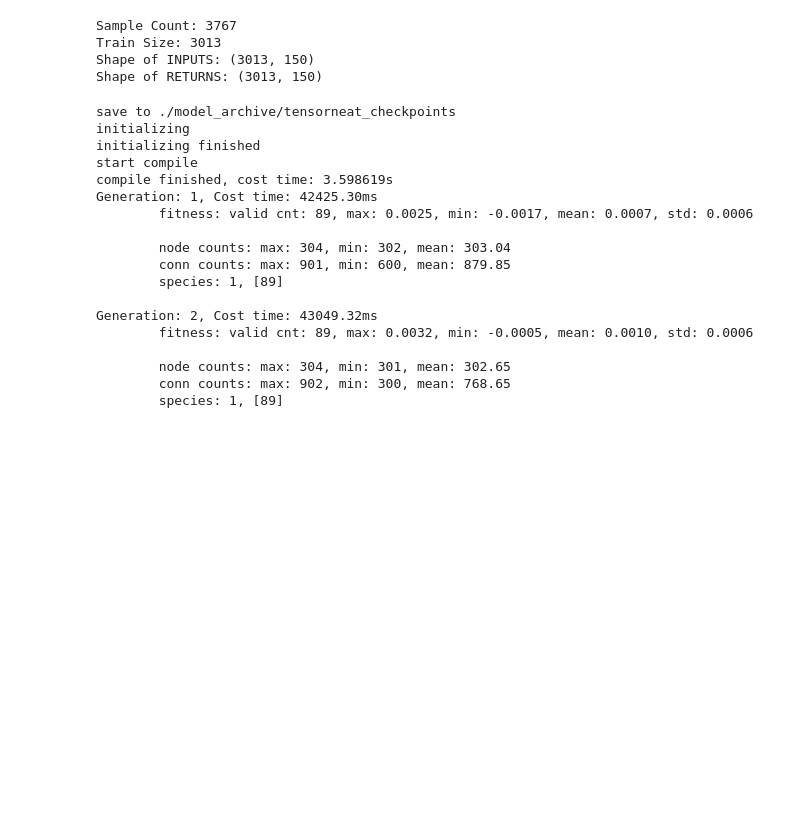
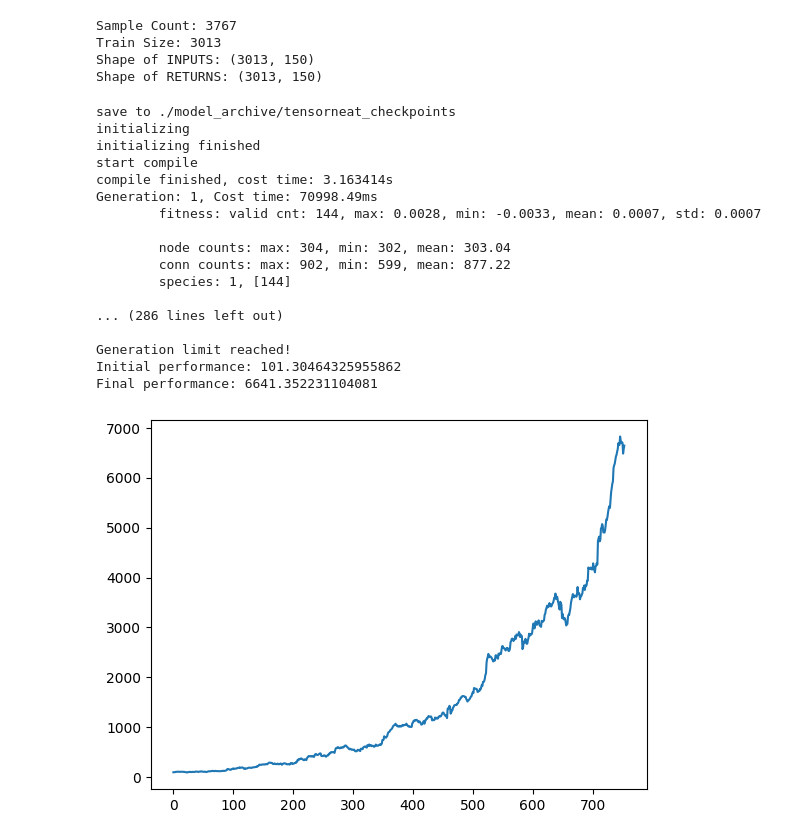
Before and after one commit to nickwilliamsdev/treetrader, a Jupyter notebook: tensorneat_ranknet.ipynb, the cells around one changed output. Drawn from its saved outputs; the diff is of its cells as text; code cells hidden in the pictures; blank space fills up the shorter version.

```diff
--- a/tensorneat_ranknet.ipynb
+++ b/tensorneat_ranknet.ipynb
@@ -260,7 +260,7 @@ from tensorneat import algorithm
 # Construct the pipeline and run
 pipeline = Pipeline(
     algorithm=NEAT(
-        pop_size=89,
+        pop_size=144,
         species_size=8,
         survival_threshold=0.1,
         compatibility_threshold=0.8,
@@ -284,41 +284,41 @@ pipeline = Pipeline(
                 weight_mutate_power=0.05,
                 weight_replace_rate=0.0,
                 weight_mutate_rate=0.001,
             ),
             output_transform=ACT.tanh,
         ),
     ),
     problem=TradingProblem(),
-    generation_limit=100,
+    generation_limit=42,
     fitness_target=.01,
     seed=42,
     is_save=True,
     save_dir="./model_archive/tensorneat_checkpoints"
 )
 
 # initialize state
 state = pipeline.setup()
 # run until terminate
 state, best = pipeline.auto_run(state)
 # show result
 pipeline.show(state, best)
 state.save("./model_archive/tensorneat_checkpoints/evolving_state.pkl")
 # %% [output]
 save to ./model_archive/tensorneat_checkpoints
 initializing
 initializing finished
 start compile
-compile finished, cost time: 3.598619s
-Generation: 1, Cost time: 42425.30ms
-        fitness: valid cnt: 89, max: 0.0025, min: -0.0017, mean: 0.0007, std: 0.0006
+compile finished, cost time: 3.163414s
+Generation: 1, Cost time: 70998.49ms
+        fitness: valid cnt: 144, max: 0.0028, min: -0.0033, mean: 0.0007, std: 0.0007
 
         node counts: max: 304, min: 302, mean: 303.04
-        conn counts: max: 901, min: 600, mean: 879.85
-        species: 1, [89]
+        conn counts: max: 902, min: 599, mean: 877.22
+        species: 1, [144]
 
-Generation: 2, Cost time: 43049.32ms
-        fitness: valid cnt: 89, max: 0.0032, min: -0.0005, mean: 0.0010, std: 0.0006
+... (286 lines left out)
 
-        node counts: max: 304, min: 301, mean: 302.65
-        conn counts: max: 902, min: 300, mean: 768.65
-        species: 1, [89]
+Generation limit reached!
+Initial performance: 101.30464325955862
+Final performance: 6641.352231104081
+[figure, added]
```
Also changed, not shown: 4 other files.
